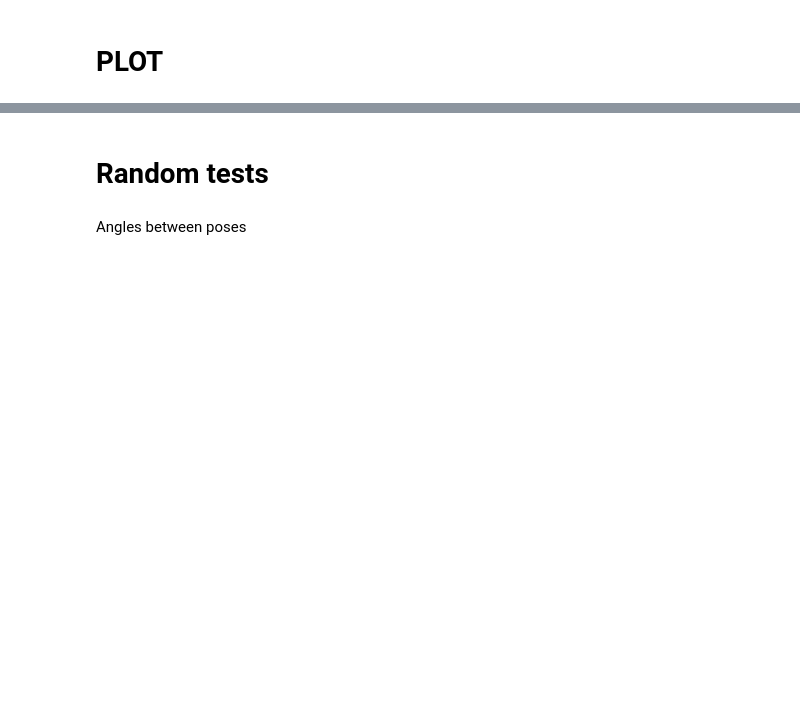
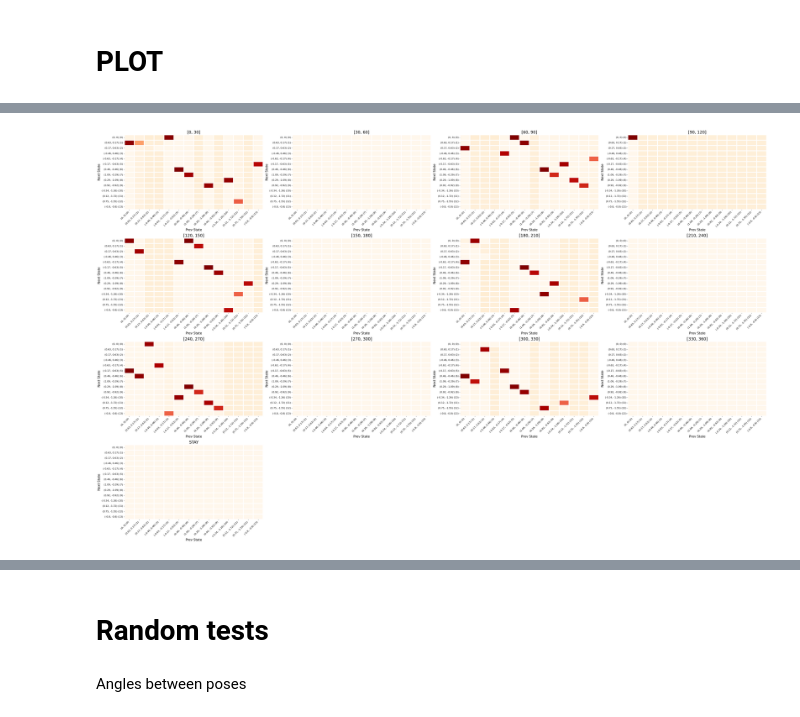
Before and after one commit to decide-ugent/aimapp, a Jupyter notebook: map_dm_nav/Node_mapping_tests.ipynb, the cells around one changed output, grey strips where cells are left out. Drawn from its saved outputs; the diff is of its cells as text; code cells hidden in the pictures; blank space fills up the shorter version.

```diff
--- a/map_dm_nav/Node_mapping_tests.ipynb
+++ b/map_dm_nav/Node_mapping_tests.ipynb
@@ -1561,0 +1605,4 @@ B_plot = plot_transitions(ours.B[0], ours.agent_state_mapping, ours.possible_act
+# %%
+B_plot = plot_transitions(ours.B[0], ours.agent_state_mapping, ours.possible_actions)
+# %% [output]
+[figure, added]
```
Also changed, not shown: parts of 28 cells of this notebook, 1 other file.
